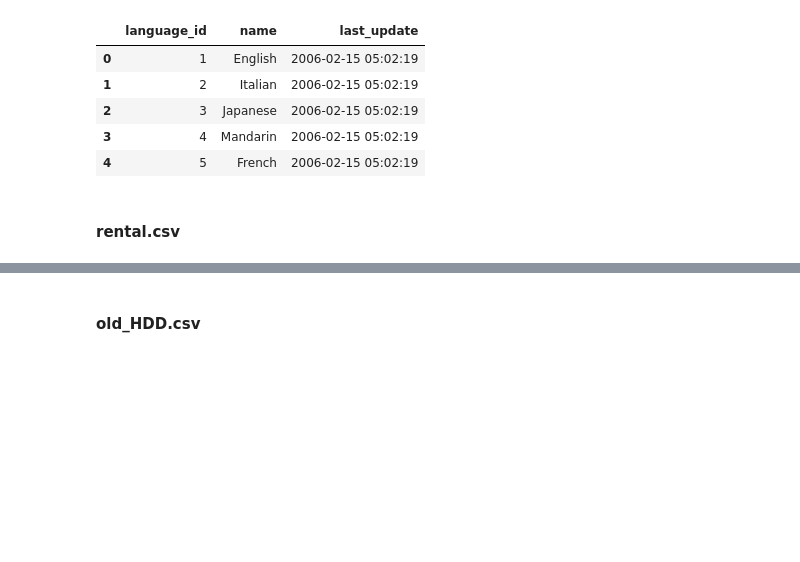
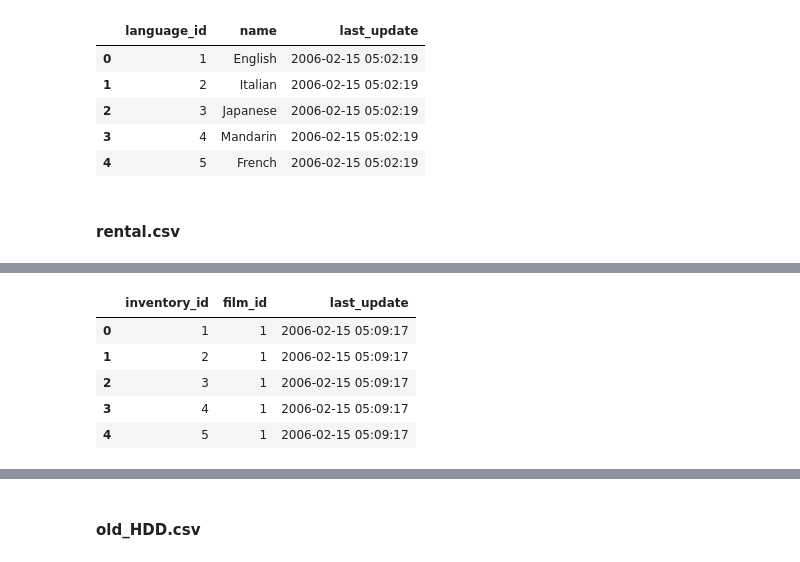
Before and after one commit to carolinariveraa/SQL-Database, a Jupyter notebook: notebook/main.ipynb, the cells around one changed output, grey strips where cells are left out. Saved outputs shown, nothing was run; the diff lists cells and outputs as text; code cells hidden in the pictures; blank space fills up the shorter version.

```diff
--- a/notebook/main.ipynb
+++ b/notebook/main.ipynb
@@ -131,0 +206,13 @@ rental.head()
+# %%
+#ahora vuelvo a la tabla inventory y la estructuro de tal forma que para cada pelicula
+#me diga cuantas unidades hay, me parece más lógico para el entendimiento del negocio
+#teniendo en cuenta que solo hay un store
+
+inventory.head()
+# %% [output]
+|  | inventory_id | film_id | last_update |
+| 0 | 1 | 1 | 2006-02-15 05:09:17 |
+| 1 | 2 | 1 | 2006-02-15 05:09:17 |
+| 2 | 3 | 1 | 2006-02-15 05:09:17 |
+| 3 | 4 | 1 | 2006-02-15 05:09:17 |
+| 4 | 5 | 1 | 2006-02-15 05:09:17 |
```
Also changed, not shown: parts of 34 cells of this notebook.
